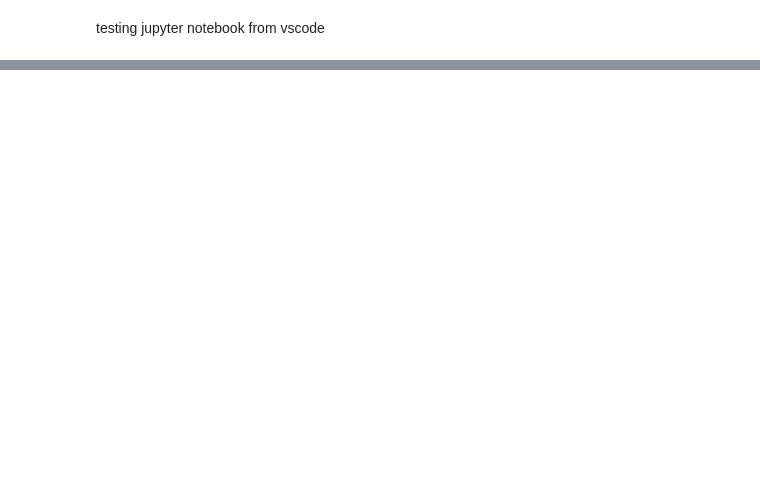
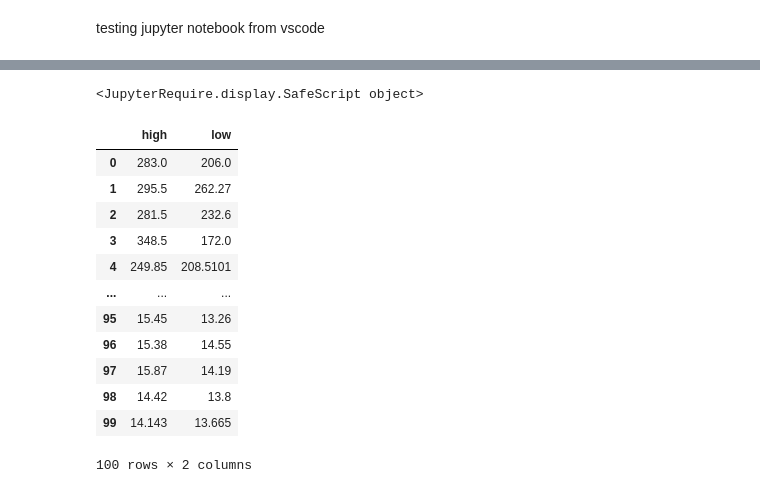
Before and after one commit to jasparkatt/ZufalligeScheisse, a Jupyter notebook: Viz_Testing.ipynb, the cells around one changed output, grey strips where cells are left out. Saved outputs shown, nothing was run; the diff lists cells and outputs as text; code cells hidden in the pictures; blank space fills up the shorter version.

```diff
--- a/Viz_Testing.ipynb
+++ b/Viz_Testing.ipynb
@@ -81,6 +153,9 @@ df1
 # %%
 # grab the 2 cols you want to get the difference for...
 df_difs = df1[['open','close']]
+# %%
+# grab the other 2 cols you want to get the difference from...
+df_hilo_Diff = df1[['high', 'low']]
 # %%
 df_difs
 # %% [output]
@@ -100 +176,18 @@ df_difs
+# %%
+df_hilo_Diff
+# %% [output]
+<JupyterRequire.display.SafeScript object>
+|  | high | low |
+| 0 | 283.0 | 206.0 |
+| 1 | 295.5 | 262.27 |
+| 2 | 281.5 | 232.6 |
+| 3 | 348.5 | 172.0 |
+| 4 | 249.85 | 208.5101 |
+| ... | ... | ... |
+| 95 | 15.45 | 13.26 |
+| 96 | 15.38 | 14.55 |
+| 97 | 15.87 | 14.19 |
+| 98 | 14.42 | 13.8 |
+| 99 | 14.143 | 13.665 |
+100 rows × 2 columns
 # %%
```
Also changed, not shown: parts of 24 cells of this notebook.
